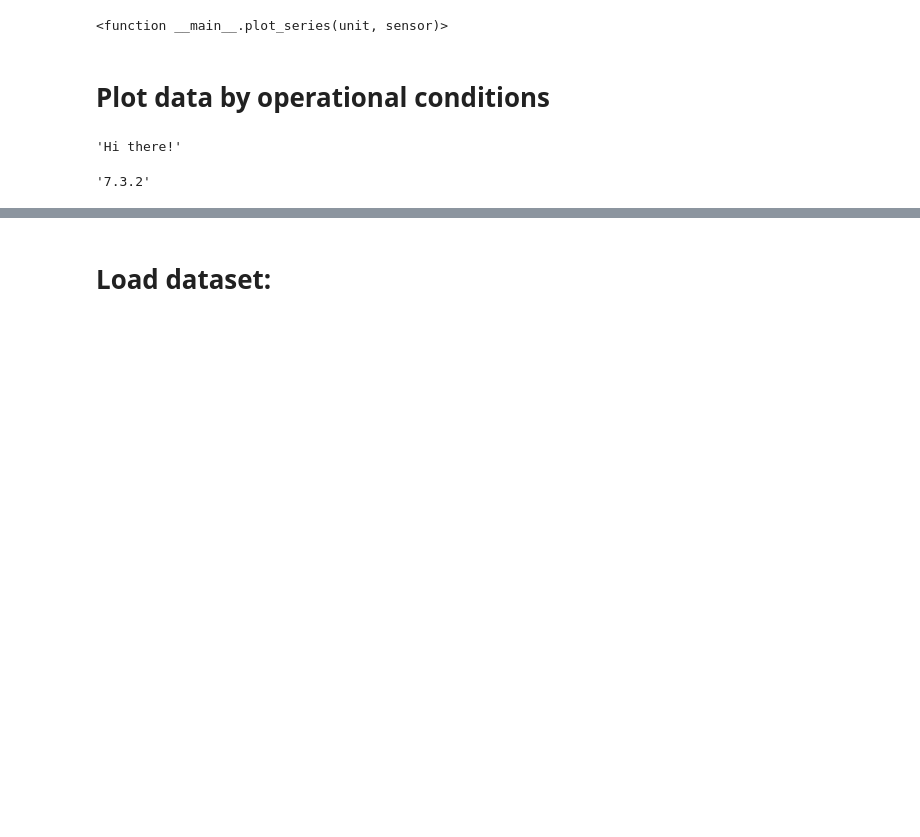
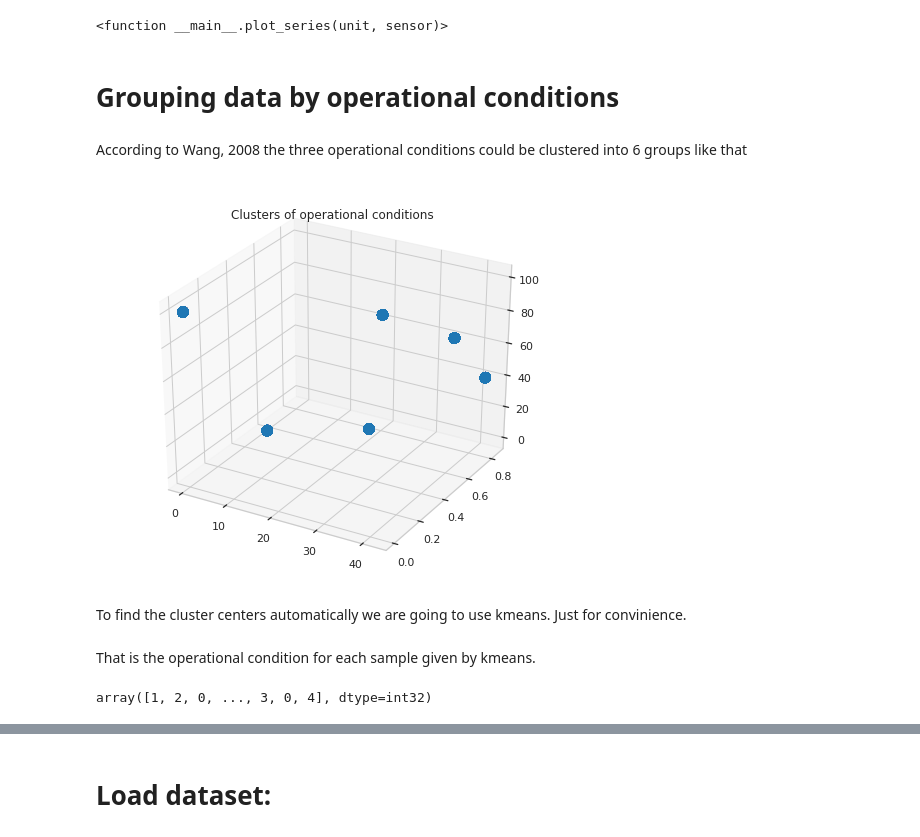
Before and after one commit to navarmn/Turbofan-Airplane-fault-prognosis, a Jupyter notebook: notebooks/0.1-navarmn-visualization_and_explorations.ipynb, the cells around one changed output, grey strips where cells are left out. Drawn from its saved outputs; the diff is of its cells as text; code cells hidden in the pictures; blank space fills up the shorter version.

Commit message:
Cluster functions inserted

```diff
--- a/notebooks/0.1-navarmn-visualization_and_explorations.ipynb
+++ b/notebooks/0.1-navarmn-visualization_and_explorations.ipynb
@@ -76,12 +78,4 @@ interact(plot_series, unit=(1,100,1), sensor=(1,19,1))
 interactive(children=(IntSlider(value=50, description='unit', min=1), IntSlider(value=10, description='sensor'…
 <function __main__.plot_series(unit, sensor)>
 # %% [markdown]
-# Plot data by operational conditions
+# Grouping data by operational conditions
-# %%
-interact(f, x='Hi there!');
-# %% [output]
-'Hi there!'
-# %%
-widgets.__version__
-# %% [output]
-'7.3.2'
@@ -89,0 +82,23 @@ data[0]
+# %% [markdown]
+According to Wang, 2008 the three operational conditions could be clustered into 6 groups like that
+# %%
+from mpl_toolkits.mplot3d import Axes3D
+fig = plt.figure(figsize=(8,7))
+ax = fig.add_subplot(111, projection='3d')
+ax.scatter(data[2], data[3], data[4], s=100)
+plt.title('Clusters of operational conditions')
+plt.show()
+# %% [output]
+[figure, added]
+# %% [markdown]
+To find the cluster centers automatically we are going to use kmeans. Just for convinience.
+# %% [markdown]
+That is the operational condition for each sample given by kmeans.
+# %%
+from phm08ds.data.preprocessing import OperationalCondition
+
+tf_op_cond = OperationalCondition().fit(data)
+op_cond = tf_op_cond.transform(data)
+op_cond
+# %% [output]
+array([1, 2, 0, ..., 3, 0, 4], dtype=int32)
```
Also changed, not shown: parts of 10 cells of this notebook, 37 other files.
